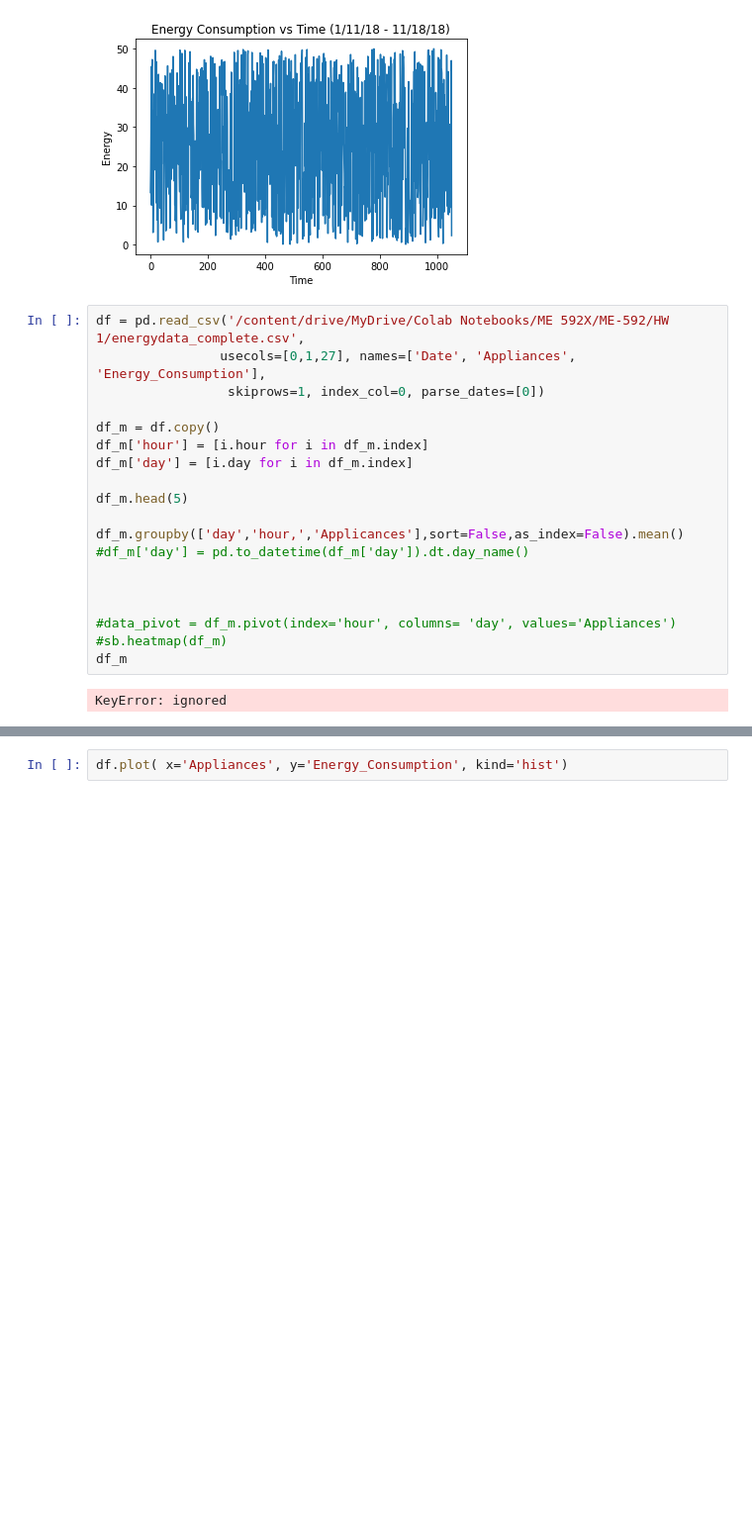
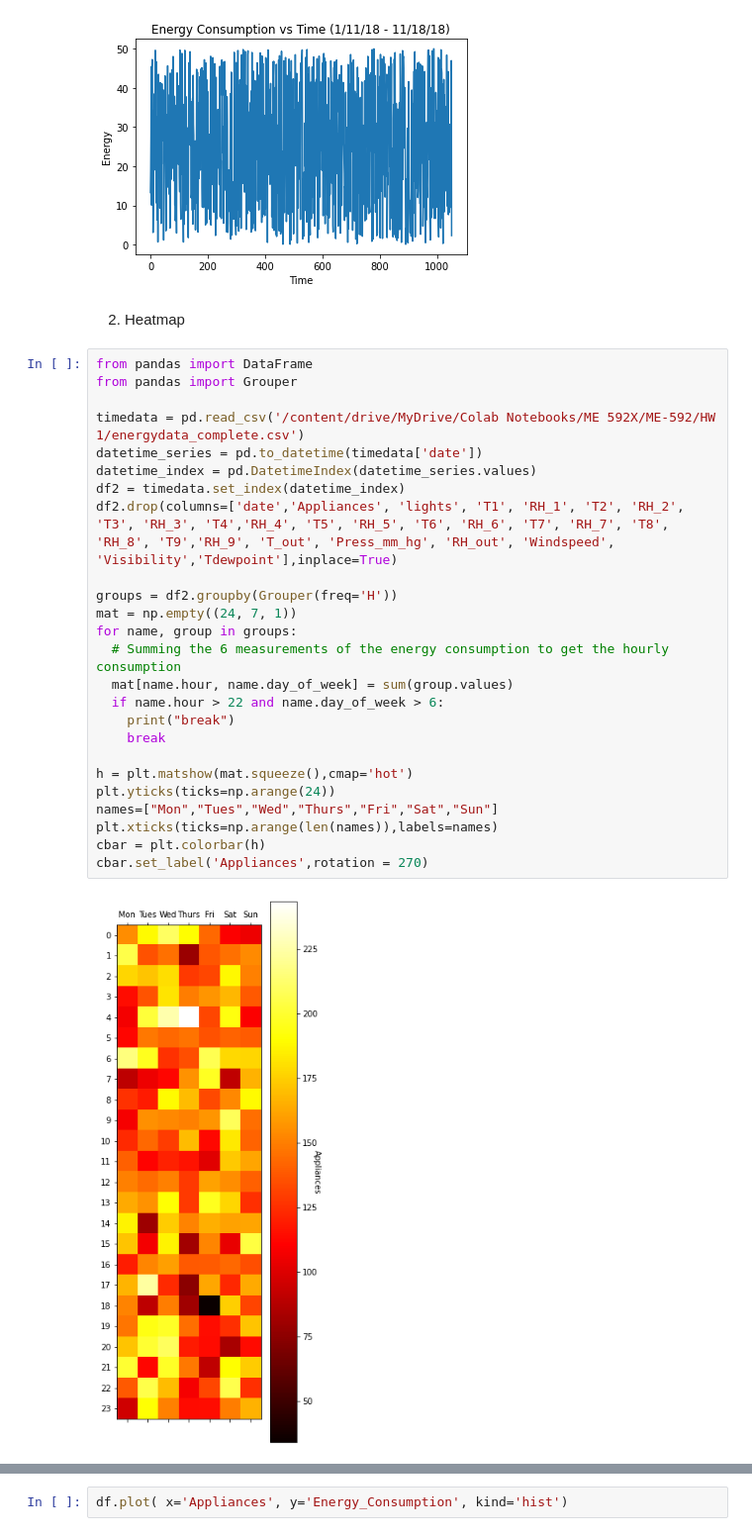
Before and after one commit to MaxTeeple/ME-592, a Jupyter notebook: HW 1/HW1-Teeple.ipynb, the cells around one changed output, grey strips where cells are left out. Shown at 99% size. Saved outputs shown, nothing was run; the diff lists cells and outputs as text; blank space fills up the shorter version.

```diff
--- a/HW 1/HW1-Teeple.ipynb
+++ b/HW 1/HW1-Teeple.ipynb
@@ -62,24 +72,32 @@ plt.ylabel('Energy')
 # %% [output]
 Text(0, 0.5, 'Energy')
 [figure]
-# %%
-df = pd.read_csv('/content/drive/MyDrive/Colab Notebooks/ME 592X/ME-592/HW 1/energydata_complete.csv',
-                usecols=[0,1,27], names=['Date', 'Appliances', 'Energy_Consumption'],
-                 skiprows=1, index_col=0, parse_dates=[0])
-
-df_m = df.copy()
-df_m['hour'] = [i.hour for i in df_m.index]
-df_m['day'] = [i.day for i in df_m.index]
-
-df_m.head(5)
-
-df_m.groupby(['day','hour,','Applicances'],sort=False,as_index=False).mean()
-#df_m['day'] = pd.to_datetime(df_m['day']).dt.day_name()
-
-
-
-#data_pivot = df_m.pivot(index='hour', columns= 'day', values='Appliances')
-#sb.heatmap(df_m)
-df_m
-# %% [output]
-KeyError: ignored
+# %% [markdown]
+2. Heatmap
+# %%
+from pandas import DataFrame
+from pandas import Grouper
+
+timedata = pd.read_csv('/content/drive/MyDrive/Colab Notebooks/ME 592X/ME-592/HW 1/energydata_complete.csv')
+datetime_series = pd.to_datetime(timedata['date'])
+datetime_index = pd.DatetimeIndex(datetime_series.values)
+df2 = timedata.set_index(datetime_index)
+df2.drop(columns=['date','Appliances', 'lights', 'T1', 'RH_1', 'T2', 'RH_2', 'T3', 'RH_3', 'T4','RH_4', 'T5', 'RH_5', 'T6', 'RH_6', 'T7', 'RH_7', 'T8', 'RH_8', 'T9','RH_9', 'T_out', 'Press_mm_hg', 'RH_out', 'Windspeed', 'Visibility','Tdewpoint'],inplace=True)
+
+groups = df2.groupby(Grouper(freq='H'))
+mat = np.empty((24, 7, 1))
+for name, group in groups:
+  # Summing the 6 measurements of the energy consumption to get the hourly consumption
+  mat[name.hour, name.day_of_week] = sum(group.values)
+  if name.hour > 22 and name.day_of_week > 6:
+    print("break")
+    break
+
+h = plt.matshow(mat.squeeze(),cmap='hot')
+plt.yticks(ticks=np.arange(24))
+names=["Mon","Tues","Wed","Thurs","Fri","Sat","Sun"]
+plt.xticks(ticks=np.arange(len(names)),labels=names)
+cbar = plt.colorbar(h)
+cbar.set_label('Appliances',rotation = 270)
+# %% [output]
+[figure, added]
```
Also changed, not shown: parts of 13 cells of this notebook.
